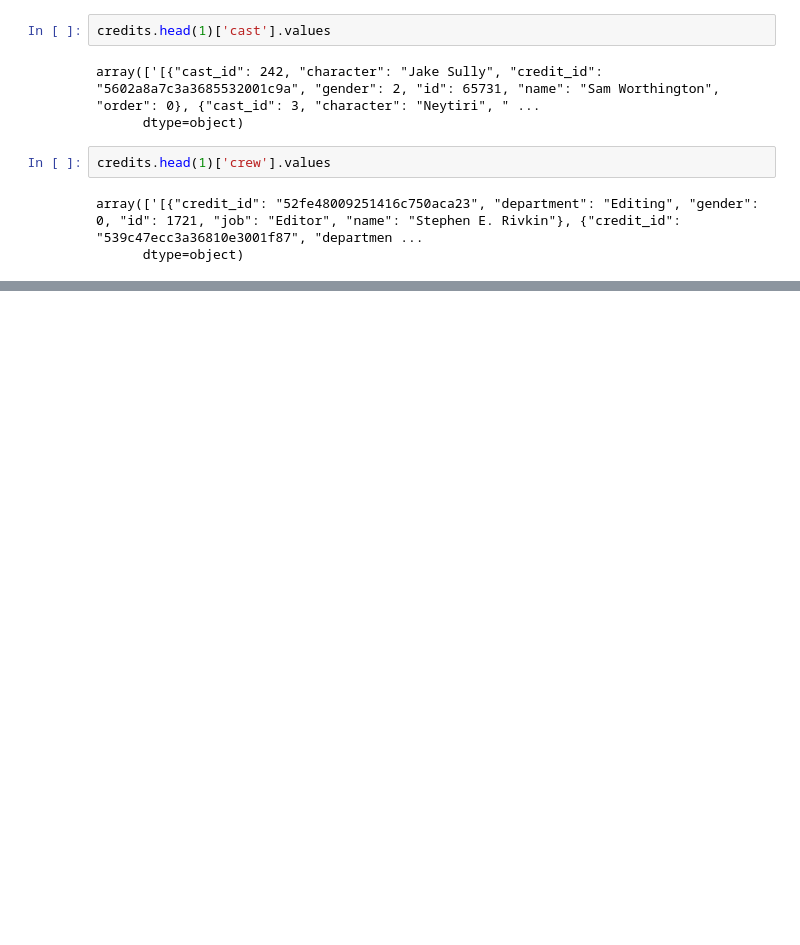
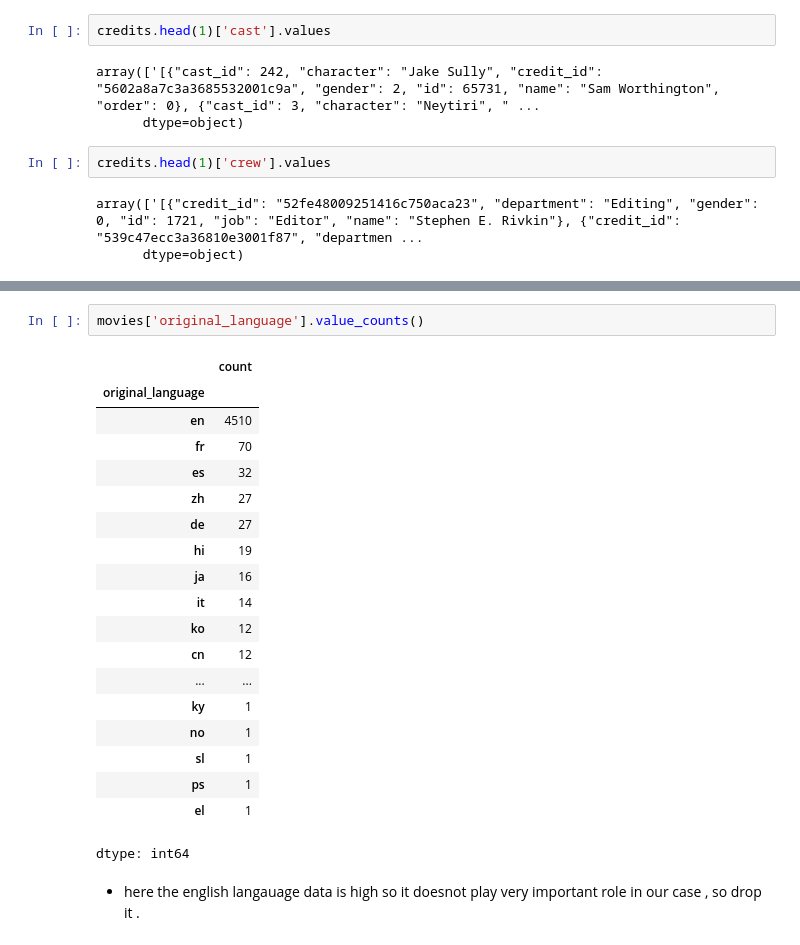
Before and after one commit to rajukarki467/Recommendation, a Jupyter notebook: movie_recommendation_system.ipynb, the cells around one changed output, grey strips where cells are left out. Drawn from its saved outputs; the diff is of its cells as text; blank space fills up the shorter version.

```diff
--- a/movie_recommendation_system.ipynb
+++ b/movie_recommendation_system.ipynb
@@ -36,0 +84,24 @@ array(['[{"credit_id": "52fe48009251416c750aca23", "department": "Editing", "gen
+# %%
+movies['original_language'].value_counts()
+# %% [output]
+|  | count |
+| original_language |  |
+| en | 4510 |
+| fr | 70 |
+| es | 32 |
+| zh | 27 |
+| de | 27 |
+| hi | 19 |
+| ja | 16 |
+| it | 14 |
+| ko | 12 |
+| cn | 12 |
+| ... | ... |
+| ky | 1 |
+| no | 1 |
+| sl | 1 |
+| ps | 1 |
+| el | 1 |
+dtype: int64
+# %% [markdown]
+- here the english langauage data is high so  it doesnot play very important role in  our case , so drop it .
```
Also changed, not shown: parts of 61 cells of this notebook.
